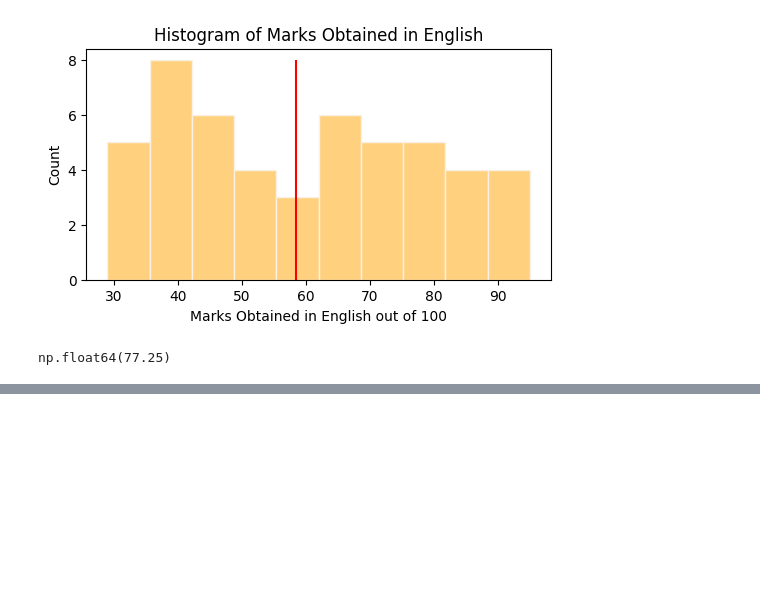
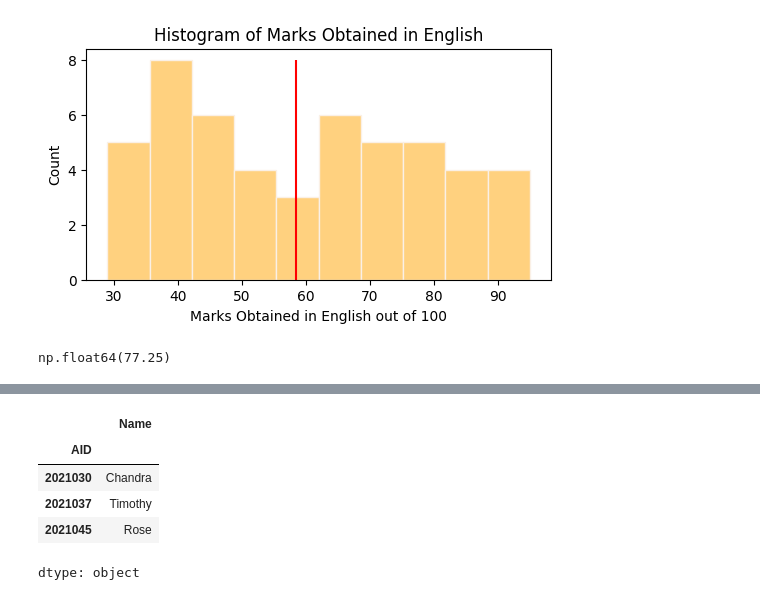
Before and after one commit to nagayada/Nag_New_Repo, a Jupyter notebook: Interview_First_Stage_Exam.ipynb, the cells around one changed output, grey strips where cells are left out. Drawn from its saved outputs; the diff is of its cells as text; code cells hidden in the pictures; blank space fills up the shorter version.

```diff
--- a/Interview_First_Stage_Exam.ipynb
+++ b/Interview_First_Stage_Exam.ipynb
@@ -332,10 +388,20 @@ plt.tight_layout();
 # Note: A candidate must have scored less than the upper cut-off marks for each of the subjects
 # Store the resulting subsetted data frame as "reject"
 ########## CODE HERE ##########
+
+reject=df[(df['English']<=42.50) & (df['Mathematics']<=37.25) & (df['Programming']<=49.00)]
 # %%
 # Print the "Name" feature of the "reject" data frame
 # These are the specifics of the candidates whol will need to apply again another time
 ########## CODE HERE ##########
+reject['Name']
+# %% [output]
+|  | Name |
+| AID |  |
+| 2021030 | Chandra |
+| 2021037 | Timothy |
+| 2021045 | Rose |
+dtype: object
 # %%
 # Observations
 
```
Also changed, not shown: parts of 14 cells of this notebook.
